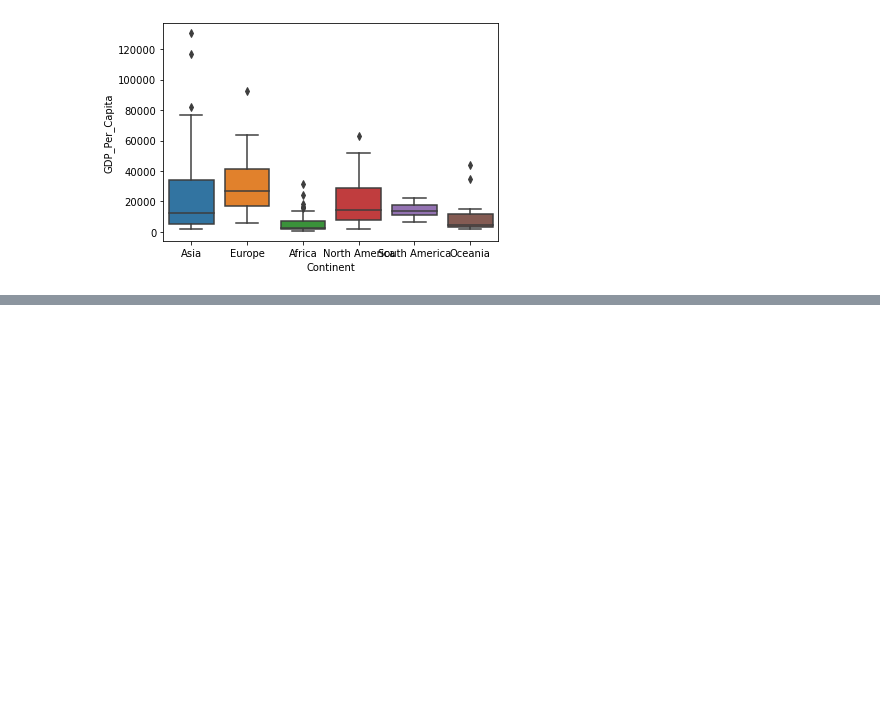
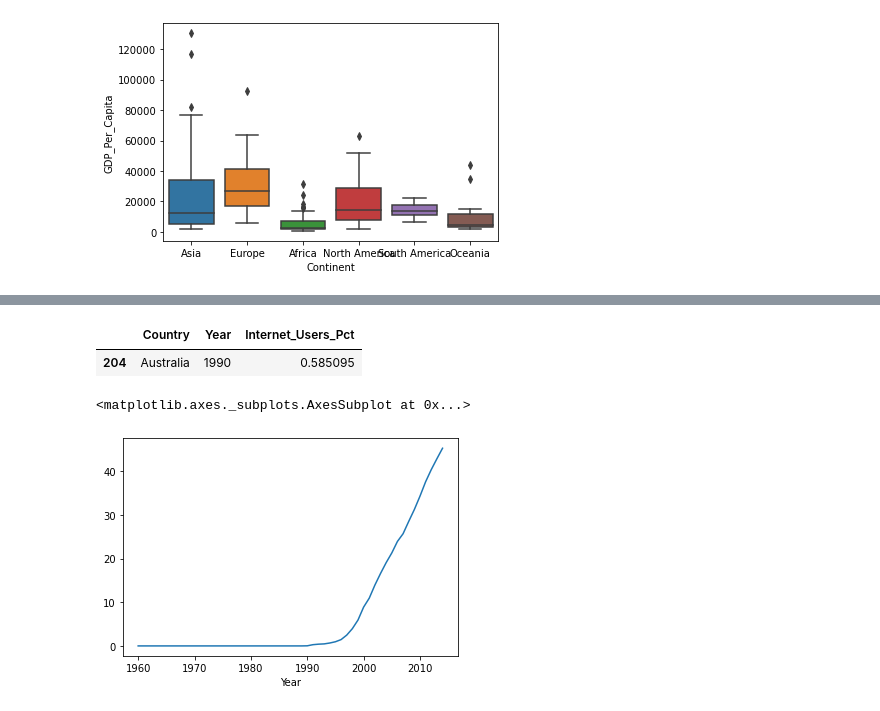
Before and after one commit to nss-data-science-cohort-4/dq1-undata-knturi, a Jupyter notebook: notebooks/UN_Data_Exploration.ipynb, the cells around one changed output, grey strips where cells are left out. Drawn from its saved outputs; the diff is of its cells as text; code cells hidden in the pictures; blank space fills up the shorter version.

```diff
--- a/notebooks/UN_Data_Exploration.ipynb
+++ b/notebooks/UN_Data_Exploration.ipynb
@@ -377,0 +386,10 @@ memory usage: 157.8+ KB
+# %%
+internet_df[internet_df['Internet_Users_Pct']>0].nsmallest(1, "Year")
+# %% [output]
+|  | Country | Year | Internet_Users_Pct |
+| 204 | Australia | 1990 | 0.585095 |
+# %%
+internet_df.groupby('Year')['Internet_Users_Pct'].mean().plot()
+# %% [output]
+<matplotlib.axes._subplots.AxesSubplot at 0x...>
+[figure, added]
```
Also changed, not shown: parts of 27 cells of this notebook.
